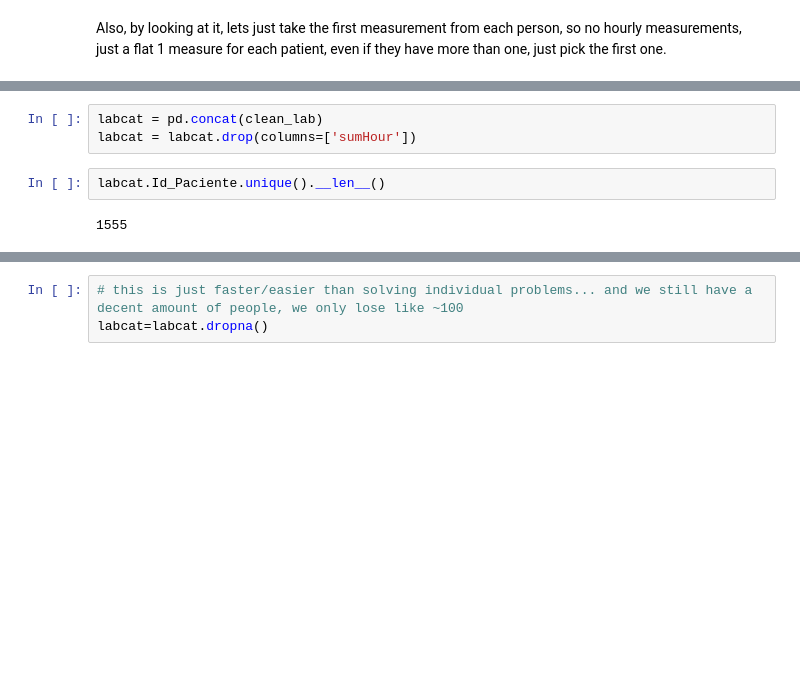
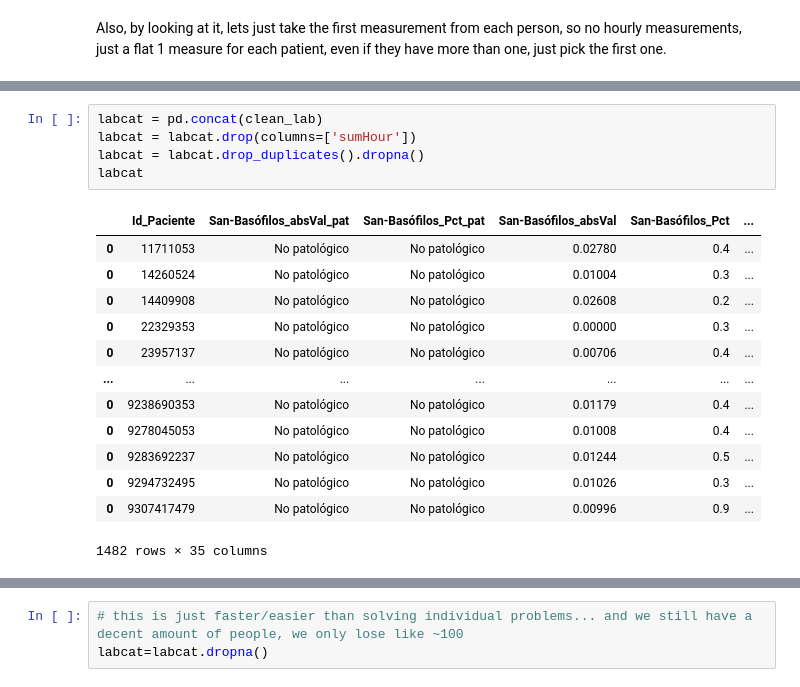
Before and after one commit to sergio-qp/TFM-covid, a Jupyter notebook: tfm_loading_lab.ipynb, the cells around one changed output, grey strips where cells are left out. Saved outputs shown, nothing was run; the diff lists cells and outputs as text; blank space fills up the shorter version.

```diff
--- a/tfm_loading_lab.ipynb
+++ b/tfm_loading_lab.ipynb
@@ -176,7 +218,19 @@ clean_lab[801]
 # %%
 labcat = pd.concat(clean_lab)
 labcat = labcat.drop(columns=['sumHour'])
+labcat = labcat.drop_duplicates().dropna()
+labcat
+# %% [output]
+|  | Id_Paciente | San-Basófilos_absVal_pat | San-Basófilos_Pct_pat | San-Basófilos_absVal | San-Basófilos_Pct | ... |
+| 0 | 11711053 | No patológico | No patológico | 0.02780 | 0.4 | ... |
+| 0 | 14260524 | No patológico | No patológico | 0.01004 | 0.3 | ... |
+| 0 | 14409908 | No patológico | No patológico | 0.02608 | 0.2 | ... |
+| 0 | 22329353 | No patológico | No patológico | 0.00000 | 0.3 | ... |
+| 0 | 23957137 | No patológico | No patológico | 0.00706 | 0.4 | ... |
+| ... | ... | ... | ... | ... | ... | ... |
+| 0 | 9238690353 | No patológico | No patológico | 0.01179 | 0.4 | ... |
+| 0 | 9278045053 | No patológico | No patológico | 0.01008 | 0.4 | ... |
+| 0 | 9283692237 | No patológico | No patológico | 0.01244 | 0.5 | ... |
+| 0 | 9294732495 | No patológico | No patológico | 0.01026 | 0.3 | ... |
+| 0 | 9307417479 | No patológico | No patológico | 0.00996 | 0.9 | ... |
+1482 rows × 35 columns
-# %%
-labcat.Id_Paciente.unique().__len__()
-# %% [output]
-1555
```
Also changed, not shown: parts of 10 cells of this notebook, 1 other file.
